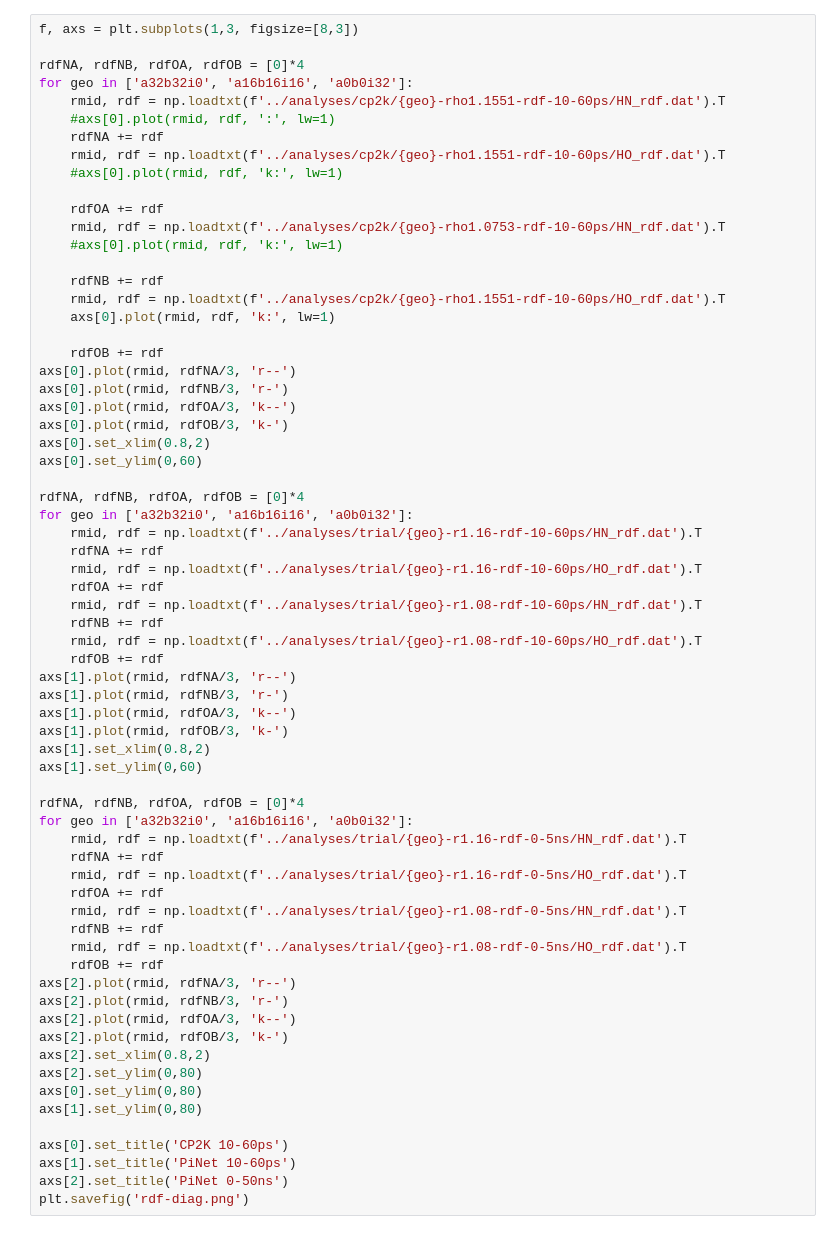
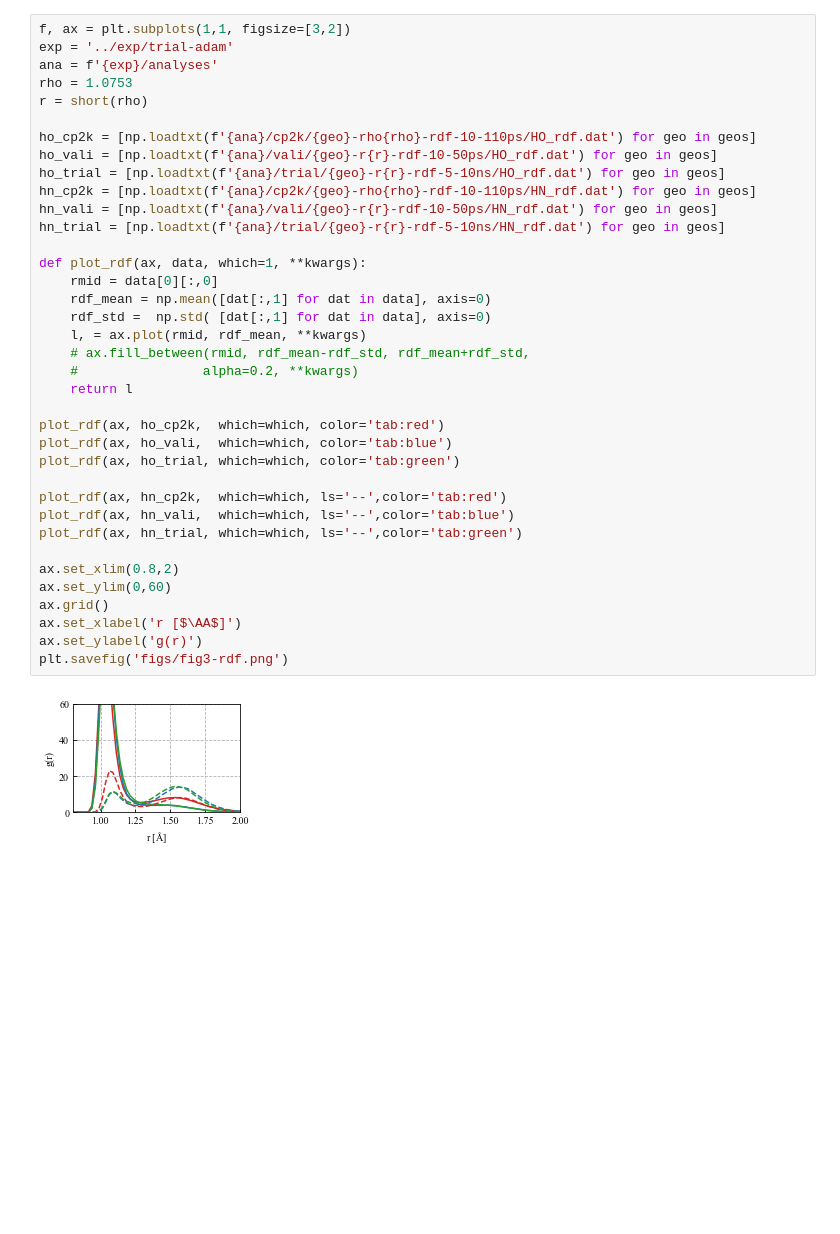
Before and after one commit to yqshao-archive/pils, a Jupyter notebook: notebooks/nb_plot_validate.ipynb, the cells around one changed output. Drawn from its saved outputs; the diff is of its cells as text; blank space fills up the shorter version.

```diff
--- a/notebooks/nb_plot_validate.ipynb
+++ b/notebooks/nb_plot_validate.ipynb
@@ -30,67 +53,39 @@ plt.savefig('diff-diag.png')
 # %%
-f, axs = plt.subplots(1,3, figsize=[8,3])
+f, ax = plt.subplots(1,1, figsize=[3,2])
+exp = '../exp/trial-adam'
+ana = f'{exp}/analyses'
+rho = 1.0753
+r = short(rho)
 
-rdfNA, rdfNB, rdfOA, rdfOB = [0]*4
-for geo in ['a32b32i0', 'a16b16i16', 'a0b0i32']:
-    rmid, rdf = np.loadtxt(f'../analyses/cp2k/{geo}-rho1.1551-rdf-10-60ps/HN_rdf.dat').T
-    #axs[0].plot(rmid, rdf, ':', lw=1)
-    rdfNA += rdf
-    rmid, rdf = np.loadtxt(f'../analyses/cp2k/{geo}-rho1.1551-rdf-10-60ps/HO_rdf.dat').T
-    #axs[0].plot(rmid, rdf, 'k:', lw=1)
+ho_cp2k = [np.loadtxt(f'{ana}/cp2k/{geo}-rho{rho}-rdf-10-110ps/HO_rdf.dat') for geo in geos]
+ho_vali = [np.loadtxt(f'{ana}/vali/{geo}-r{r}-rdf-10-50ps/HO_rdf.dat') for geo in geos]
+ho_trial = [np.loadtxt(f'{ana}/trial/{geo}-r{r}-rdf-5-10ns/HO_rdf.dat') for geo in geos]
+hn_cp2k = [np.loadtxt(f'{ana}/cp2k/{geo}-rho{rho}-rdf-10-110ps/HN_rdf.dat') for geo in geos]
+hn_vali = [np.loadtxt(f'{ana}/vali/{geo}-r{r}-rdf-10-50ps/HN_rdf.dat') for geo in geos]
+hn_trial = [np.loadtxt(f'{ana}/trial/{geo}-r{r}-rdf-5-10ns/HN_rdf.dat') for geo in geos]
 
-    rdfOA += rdf
-    rmid, rdf = np.loadtxt(f'../analyses/cp2k/{geo}-rho1.0753-rdf-10-60ps/HN_rdf.dat').T
-    #axs[0].plot(rmid, rdf, 'k:', lw=1)
+def plot_rdf(ax, data, which=1, **kwargs):
+    rmid = data[0][:,0]
+    rdf_mean = np.mean([dat[:,1] for dat in data], axis=0)
+    rdf_std =  np.std( [dat[:,1] for dat in data], axis=0)
+    l, = ax.plot(rmid, rdf_mean, **kwargs)
+    # ax.fill_between(rmid, rdf_mean-rdf_std, rdf_mean+rdf_std,
+    #                alpha=0.2, **kwargs)
+    return l
 
-    rdfNB += rdf
-    rmid, rdf = np.loadtxt(f'../analyses/cp2k/{geo}-rho1.1551-rdf-10-60ps/HO_rdf.dat').T
-    axs[0].plot(rmid, rdf, 'k:', lw=1)
+plot_rdf(ax, ho_cp2k,  which=which, color='tab:red')
+plot_rdf(ax, ho_vali,  which=which, color='tab:blue')
+plot_rdf(ax, ho_trial, which=which, color='tab:green')
 
-    rdfOB += rdf
-axs[0].plot(rmid, rdfNA/3, 'r--')
-axs[0].plot(rmid, rdfNB/3, 'r-')
-axs[0].plot(rmid, rdfOA/3, 'k--')
-axs[0].plot(rmid, rdfOB/3, 'k-')
-axs[0].set_xlim(0.8,2)
-axs[0].set_ylim(0,60)
+plot_rdf(ax, hn_cp2k,  which=which, ls='--',color='tab:red')
+plot_rdf(ax, hn_vali,  which=which, ls='--',color='tab:blue')
+plot_rdf(ax, hn_trial, which=which, ls='--',color='tab:green')
 
-rdfNA, rdfNB, rdfOA, rdfOB = [0]*4
-for geo in ['a32b32i0', 'a16b16i16', 'a0b0i32']:
-    rmid, rdf = np.loadtxt(f'../analyses/trial/{geo}-r1.16-rdf-10-60ps/HN_rdf.dat').T
-    rdfNA += rdf
-    rmid, rdf = np.loadtxt(f'../analyses/trial/{geo}-r1.16-rdf-10-60ps/HO_rdf.dat').T
-    rdfOA += rdf
-    rmid, rdf = np.loadtxt(f'../analyses/trial/{geo}-r1.08-rdf-10-60ps/HN_rdf.dat').T
-    rdfNB += rdf
-    rmid, rdf = np.loadtxt(f'../analyses/trial/{geo}-r1.08-rdf-10-60ps/HO_rdf.dat').T
-    rdfOB += rdf
-axs[1].plot(rmid, rdfNA/3, 'r--')
-axs[1].plot(rmid, rdfNB/3, 'r-')
-axs[1].plot(rmid, rdfOA/3, 'k--')
-axs[1].plot(rmid, rdfOB/3, 'k-')
-axs[1].set_xlim(0.8,2)
-axs[1].set_ylim(0,60)
-
-rdfNA, rdfNB, rdfOA, rdfOB = [0]*4
-for geo in ['a32b32i0', 'a16b16i16', 'a0b0i32']:
-    rmid, rdf = np.loadtxt(f'../analyses/trial/{geo}-r1.16-rdf-0-5ns/HN_rdf.dat').T
-    rdfNA += rdf
-    rmid, rdf = np.loadtxt(f'../analyses/trial/{geo}-r1.16-rdf-0-5ns/HO_rdf.dat').T
-    rdfOA += rdf
-    rmid, rdf = np.loadtxt(f'../analyses/trial/{geo}-r1.08-rdf-0-5ns/HN_rdf.dat').T
-    rdfNB += rdf
-    rmid, rdf = np.loadtxt(f'../analyses/trial/{geo}-r1.08-rdf-0-5ns/HO_rdf.dat').T
-    rdfOB += rdf
-axs[2].plot(rmid, rdfNA/3, 'r--')
-axs[2].plot(rmid, rdfNB/3, 'r-')
-axs[2].plot(rmid, rdfOA/3, 'k--')
-axs[2].plot(rmid, rdfOB/3, 'k-')
-axs[2].set_xlim(0.8,2)
-axs[2].set_ylim(0,80)
-axs[0].set_ylim(0,80)
-axs[1].set_ylim(0,80)
-
-axs[0].set_title('CP2K 10-60ps')
-axs[1].set_title('PiNet 10-60ps')
-axs[2].set_title('PiNet 0-50ns')
-plt.savefig('rdf-diag.png')
+ax.set_xlim(0.8,2)
+ax.set_ylim(0,60)
+ax.grid()
+ax.set_xlabel('r [$\AA$]')
+ax.set_ylabel('g(r)')
+plt.savefig('figs/fig3-rdf.png')
+# %% [output]
+[figure, added]
```
Also changed, not shown: parts of 2 cells of this notebook, 2 other files.
